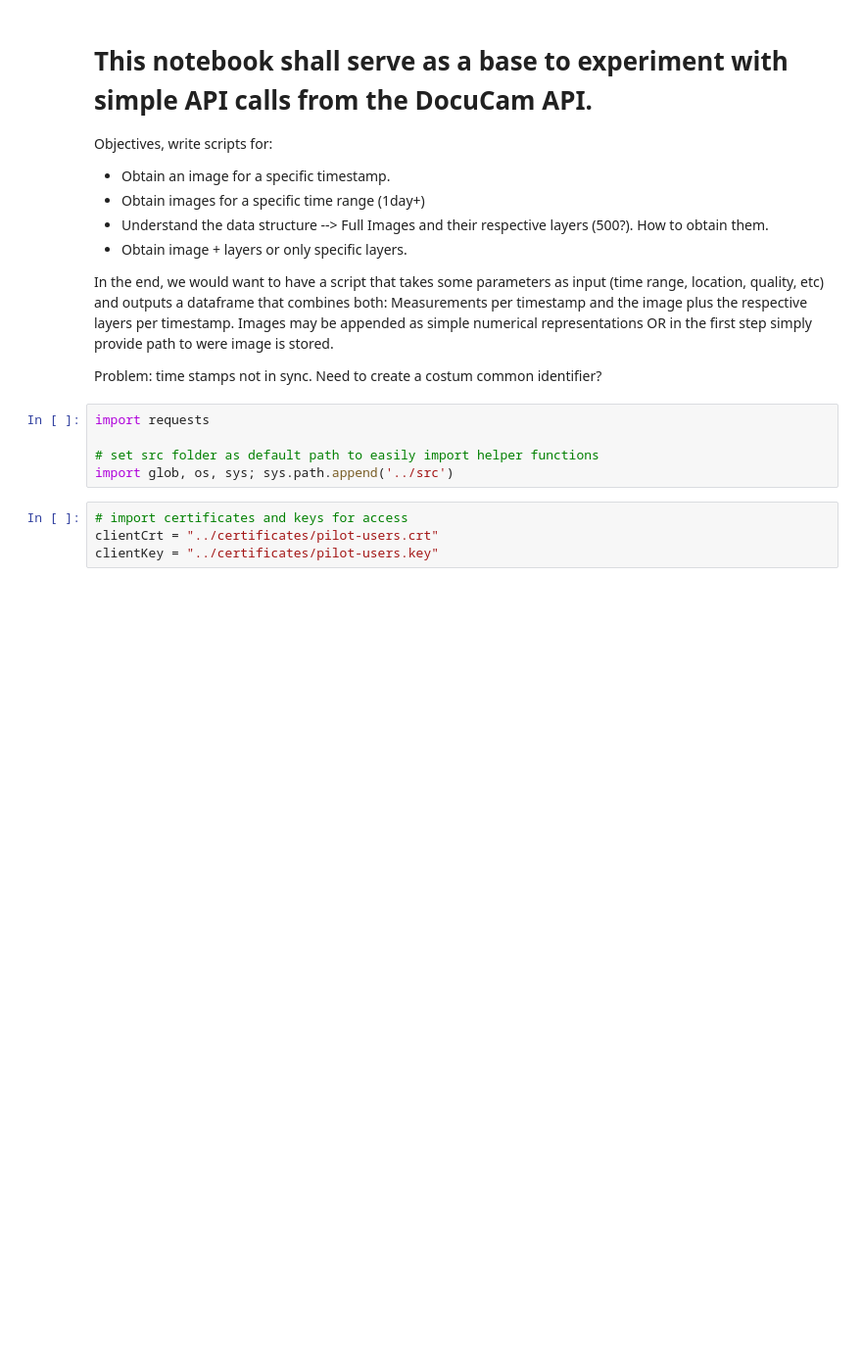
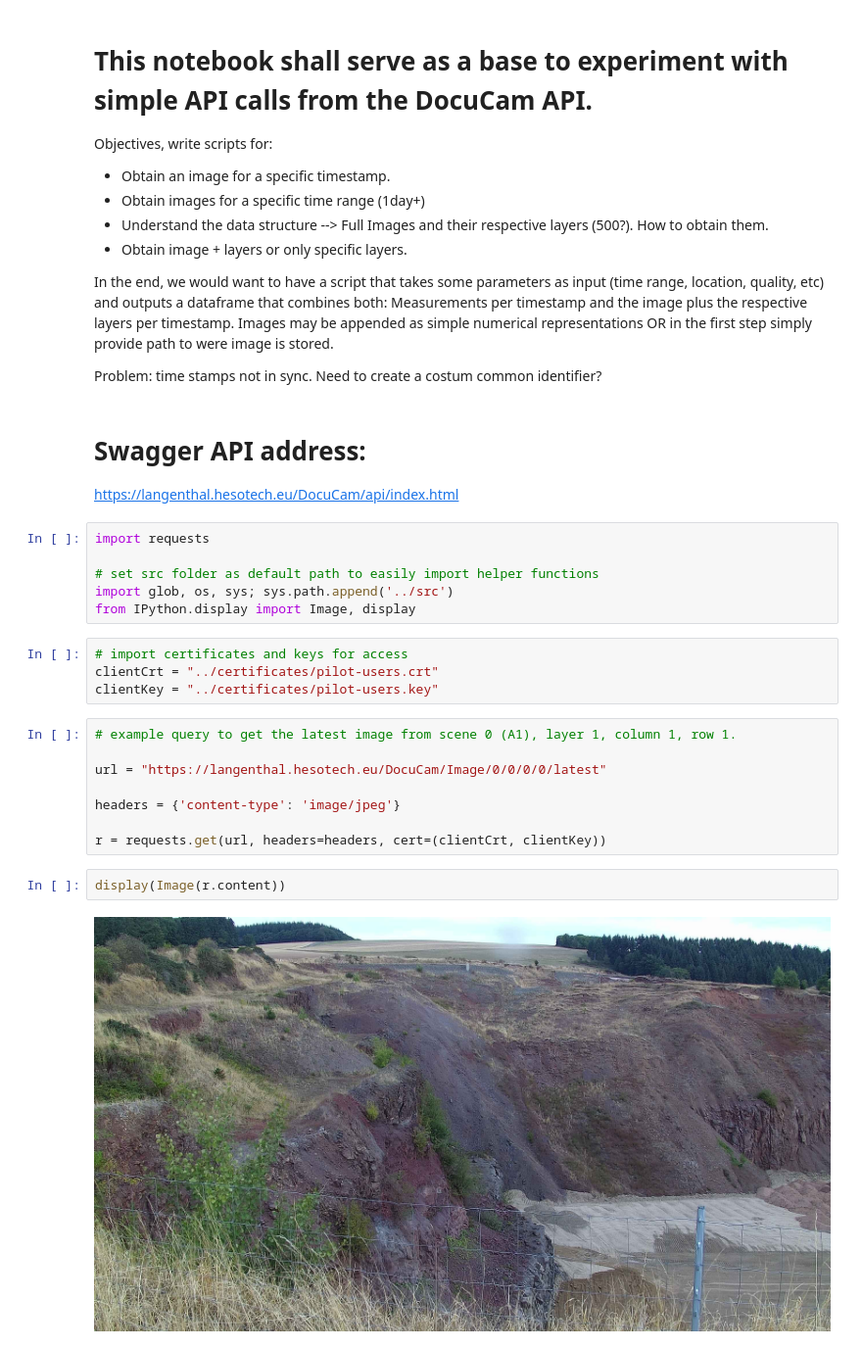
Before and after one commit to jonas-nothnagel/landslide_hesotech, a Jupyter notebook: notebooks/docucam_api.ipynb, the cells around one changed output. Shown at 98% size. Saved outputs shown, nothing was run; the diff lists cells and outputs as text; blank space fills up the shorter version.

Commit message:
added query function for images

```diff
--- a/notebooks/docucam_api.ipynb
+++ b/notebooks/docucam_api.ipynb
@@ -11,12 +11,29 @@ Objectives, write scripts for:
 In the end, we would want to have a script that takes some parameters as input (time range, location, quality, etc) and outputs a dataframe that combines both: Measurements per timestamp and the image plus the respective layers per timestamp. Images may be appended as simple numerical representations OR in the first step simply provide path to were image is stored.
 
 Problem: time stamps not in sync. Need to create a costum common identifier?
+# %% [markdown]
+# Swagger API address:
+
+https://langenthal.hesotech.eu/DocuCam/api/index.html
 # %%
 import requests
 
 # set src folder as default path to easily import helper functions
 import glob, os, sys; sys.path.append('../src')
+from IPython.display import Image, display
 # %%
 # import certificates and keys for access
 clientCrt = "../certificates/pilot-users.crt"
 clientKey = "../certificates/pilot-users.key"
+# %%
+# example query to get the latest image from scene 0 (A1), layer 1, column 1, row 1.
+
+url = "https://langenthal.hesotech.eu/DocuCam/Image/0/0/0/0/latest"
+
+headers = {'content-type': 'image/jpeg'}
+
+r = requests.get(url, headers=headers, cert=(clientCrt, clientKey))
+# %%
+display(Image(r.content))
+# %% [output]
+[figure, added]
```
Also changed, not shown: parts of 4 cells of this notebook, 1 other file.
